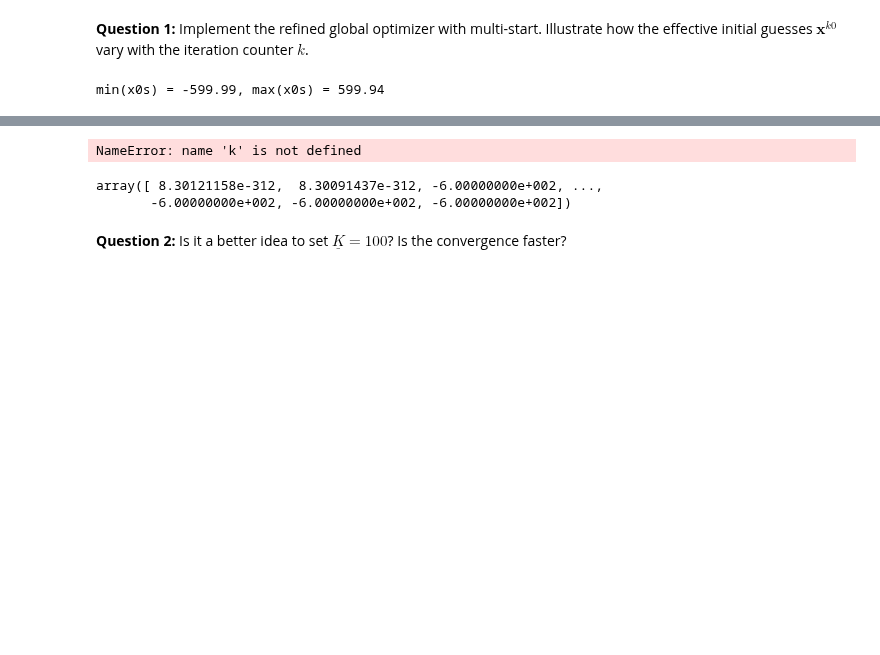
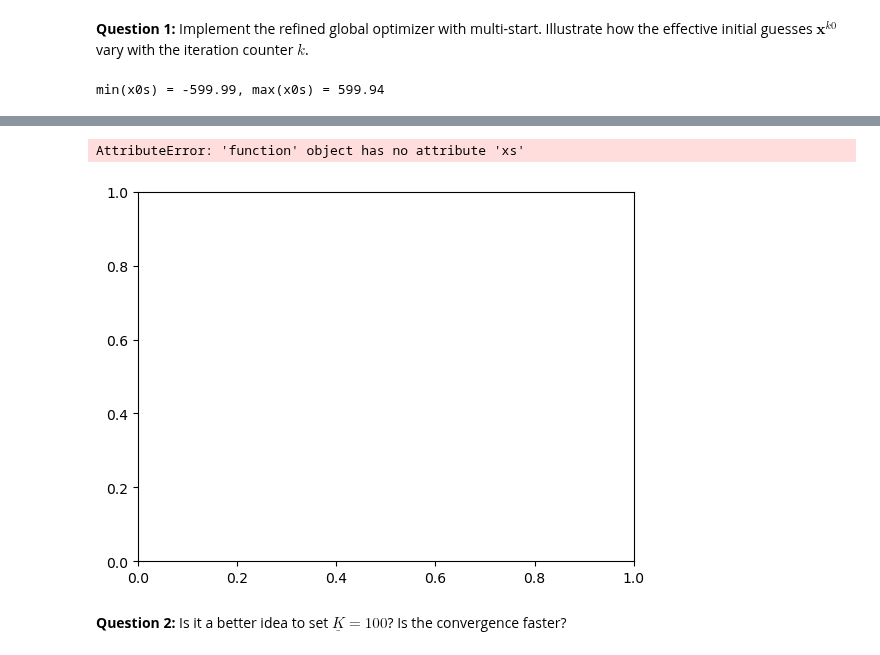
Before and after one commit to NumEconCopenhagen/projects-2023-newteam, a Jupyter notebook: examproject/Exam-2023-notebook.ipynb, the cells around one changed output, grey strips where cells are left out. Cells and saved outputs as stored; diff of their text form; code cells hidden in the pictures; blank space fills up the shorter version.

```diff
--- a/examproject/Exam-2023-notebook.ipynb
+++ b/examproject/Exam-2023-notebook.ipynb
@@ -392,26 +443,12 @@ ValueError: operands could not be broadcast together with shapes (5000,2) (1000,
-# %%
-x_var = global_optm(bounds, tolerance, K_warmup, max_K)
-
-global_optm(bounds, tolerance, K_warmup, max_K)
-
-print(f'{k+1:4d}: x0 = ({xk[0][0]:7.2f},{xk[0][1]:7.2f})', end='')
-print(f' -> converged at ({xs[k][0]:7.2f},{xs[k][1]:7.2f}) with f = {fs[k]:12.8f}')
-
-# best solution
-print(f'\nbest solution:\n x = ({xopt[0]:7.2f},{xopt[1]:7.2f}) -> f = {fopt:12.8f}')
-
-fig = plt.figure()
-ax = fig.add_subplot(1,1,1)
-ax.scatter(xs[:,0],xs[:,1])
-ax.set_xlabel('$x_1$')
-ax.set_ylabel('$x_2$')
-# %% [output]
-NameError: name 'k' is not defined
-# %%
-x_var
-# %% [output]
-array([ 8.30121158e-312,  8.30091437e-312, -6.00000000e+002, ...,
-       -6.00000000e+002, -6.00000000e+002, -6.00000000e+002])
+# %%
+fig = plt.figure()
+ax = fig.add_subplot(1,1,1)
+ax.scatter(global_optm.xs[:,0],global_optm.xs[:,1])
+ax.set_xlabel('$x_1$')
+ax.set_ylabel('$x_2$')
+# %% [output]
+AttributeError: 'function' object has no attribute 'xs'
+[figure, added]
 # %% [markdown]
 **Question 2:** Is it a better idea to set $\underline{K} = 100$? Is the convergence faster?
 # %%
```
Also changed, not shown: parts of 3 cells of this notebook.
